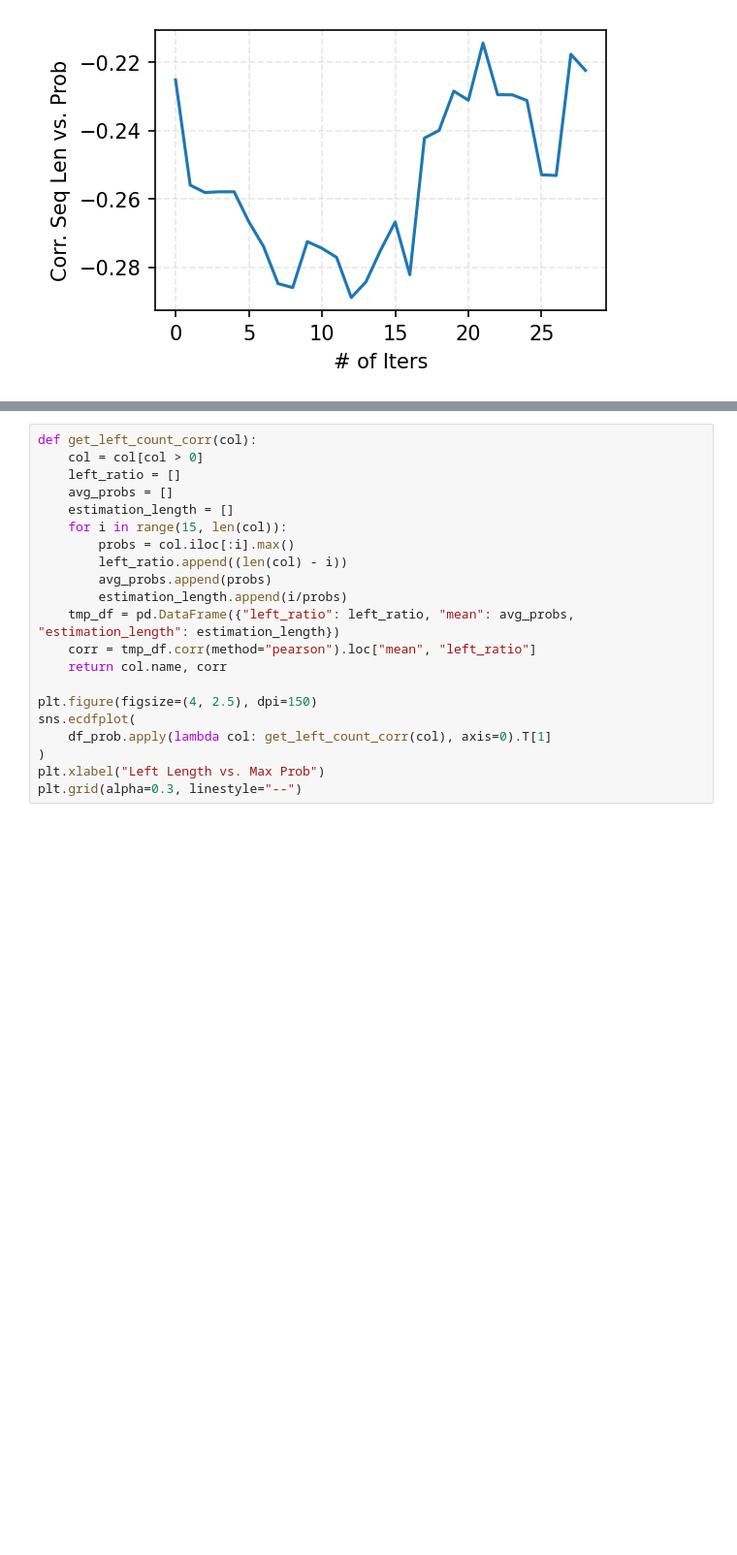
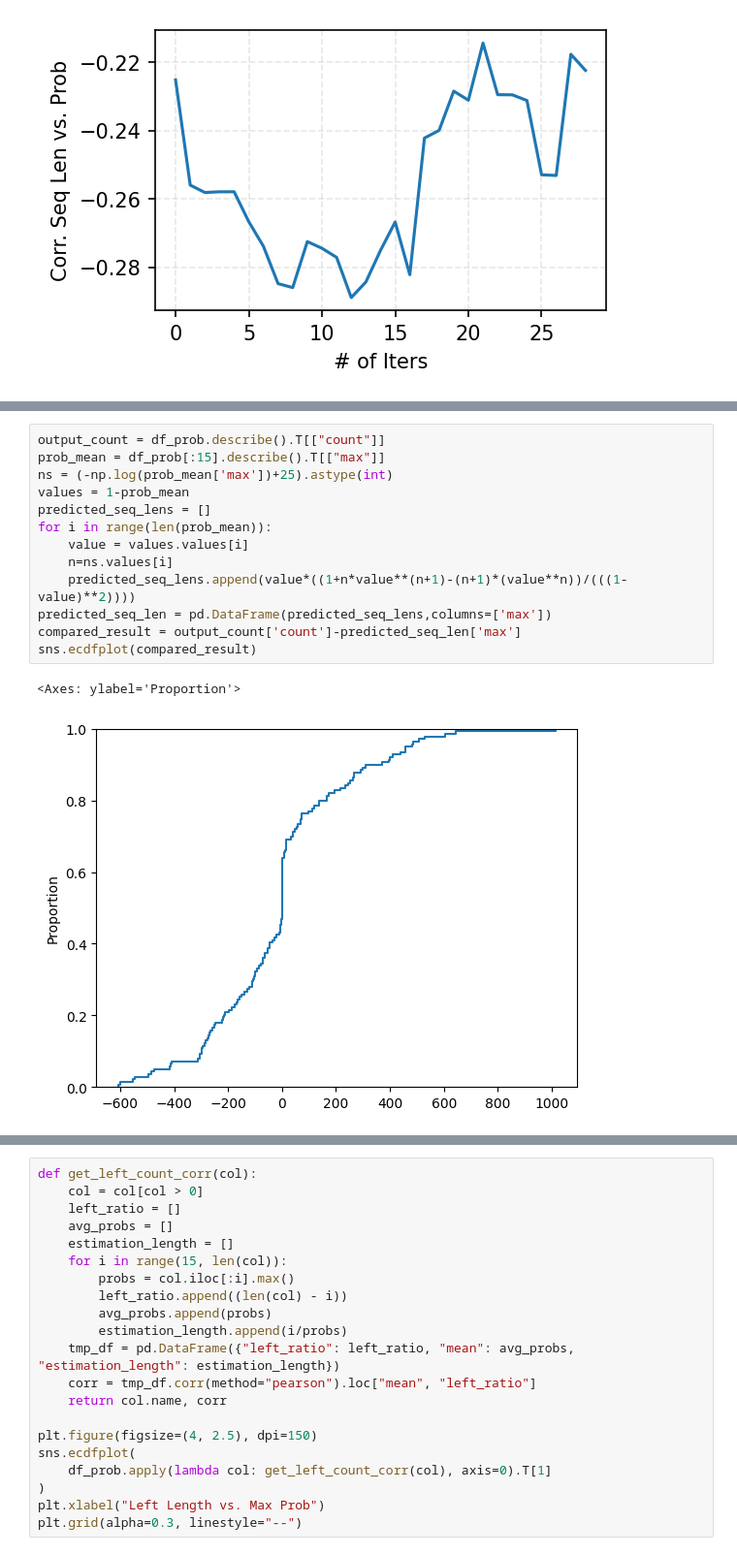
Before and after one commit to chengzhi-lu/vllm, a Jupyter notebook: examples/analysis/data/eos_pos_analysis.ipynb, the cells around one changed output, grey strips where cells are left out. Shown at 97% size. Drawn from its saved outputs; the diff is of its cells as text; blank space fills up the shorter version.

```diff
--- a/examples/analysis/data/eos_pos_analysis.ipynb
+++ b/examples/analysis/data/eos_pos_analysis.ipynb
@@ -47,2 +95,18 @@ plt.grid(alpha=0.3, linestyle="--")
+# %%
+output_count = df_prob.describe().T[["count"]]
+prob_mean = df_prob[:15].describe().T[["max"]]
+ns = (-np.log(prob_mean['max'])+25).astype(int)
+values = 1-prob_mean
+predicted_seq_lens = []
+for i in range(len(prob_mean)):
+    value = values.values[i]
+    n=ns.values[i]
+    predicted_seq_lens.append(value*((1+n*value**(n+1)-(n+1)*(value**n))/(((1-value)**2))))
+predicted_seq_len = pd.DataFrame(predicted_seq_lens,columns=['max'])
+compared_result = output_count['count']-predicted_seq_len['max']
+sns.ecdfplot(compared_result)
+# %% [output]
+<Axes: ylabel='Proportion'>
+[figure, added]
 # %%
 output_count = df_prob.describe().T[["count"]]
```
Also changed, not shown: parts of 4 cells of this notebook, 11 other files.
